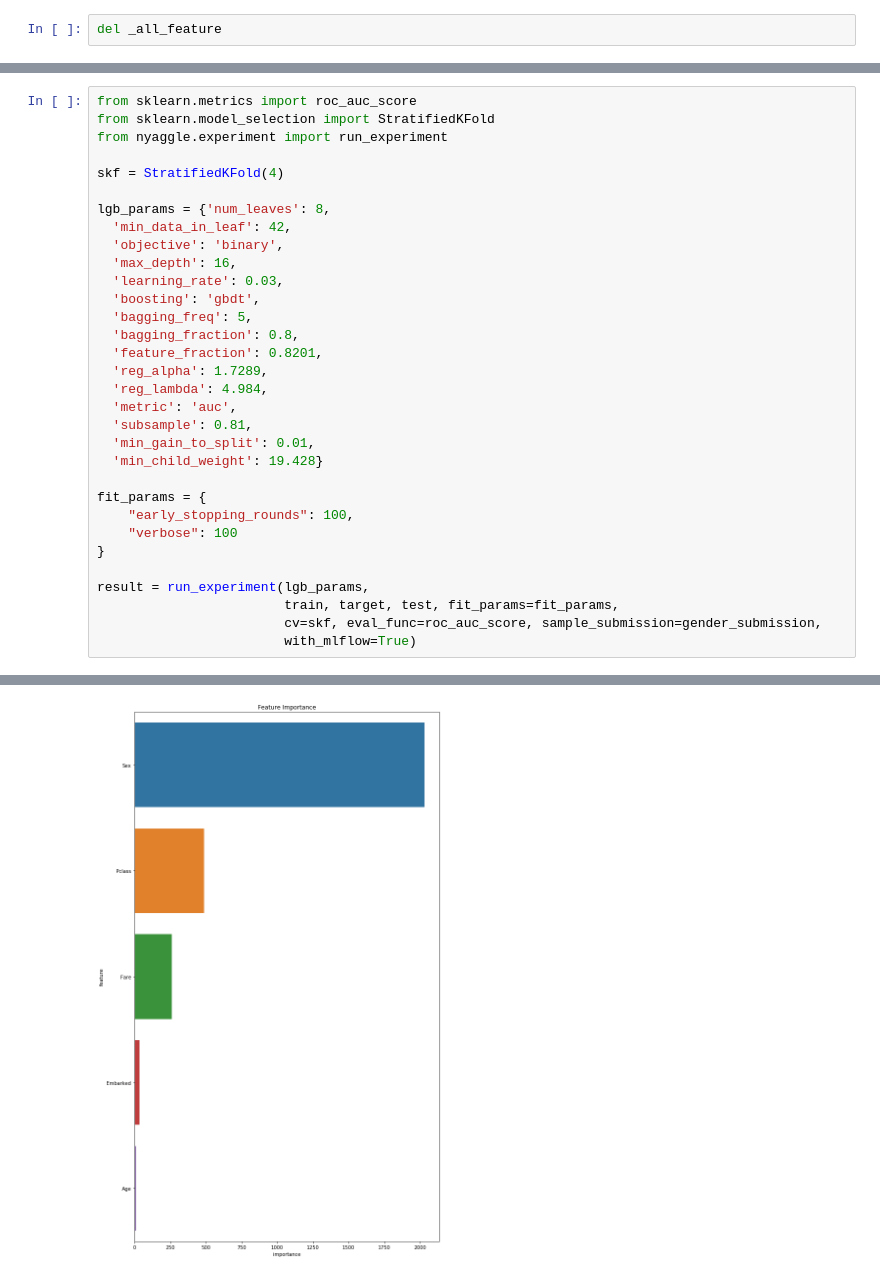
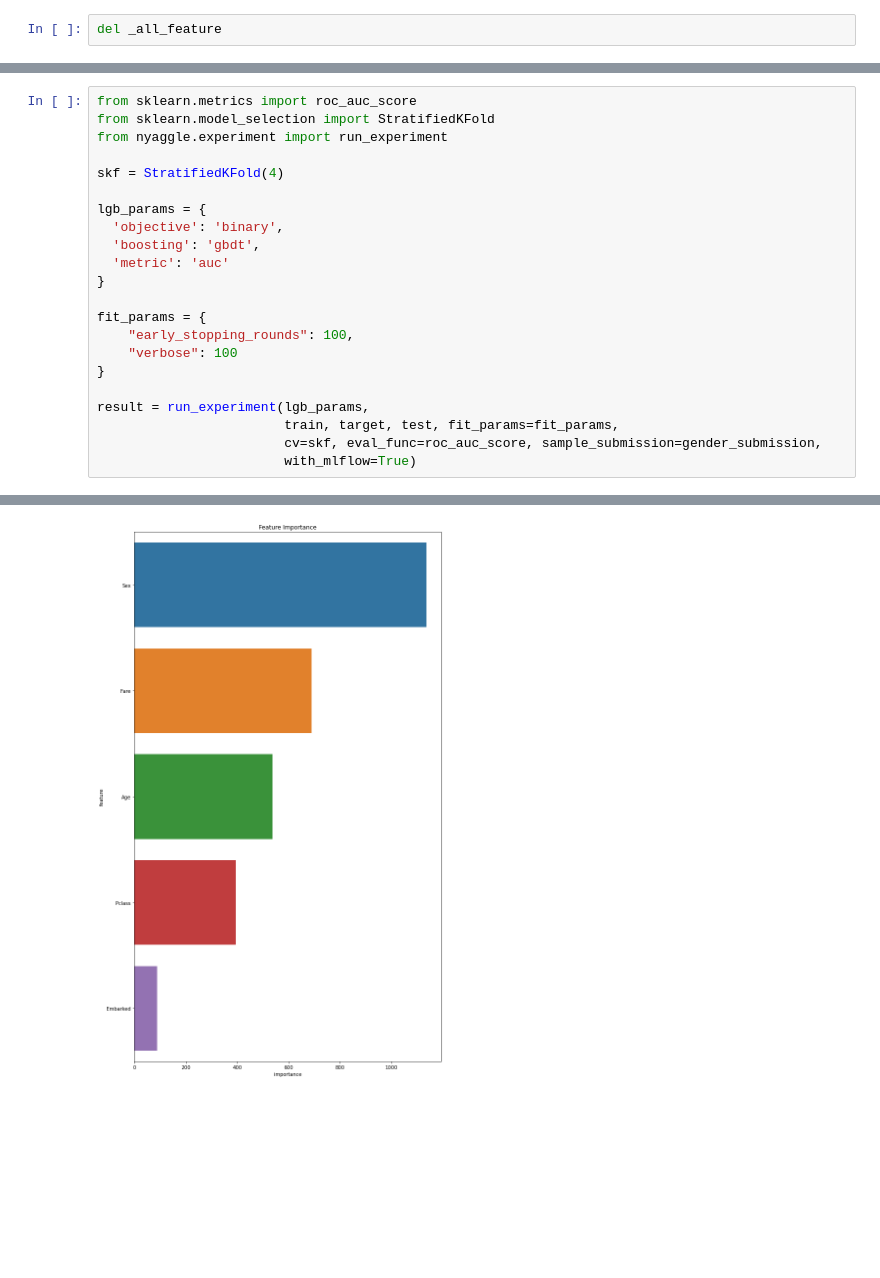
Before and after one commit to wakame1367/nyaggle_sample, a Jupyter notebook: notebooks/nyaggle-tutorial-for-titanic.ipynb, the cells around one changed output, grey strips where cells are left out. Cells and saved outputs as stored; diff of their text form; blank space fills up the shorter version.

```diff
--- a/notebooks/nyaggle-tutorial-for-titanic.ipynb
+++ b/notebooks/nyaggle-tutorial-for-titanic.ipynb
@@ -113,21 +98,11 @@ from nyaggle.experiment import run_experiment
 
 skf = StratifiedKFold(4)
 
-lgb_params = {'num_leaves': 8,
-  'min_data_in_leaf': 42,
+lgb_params = {
   'objective': 'binary',
-  'max_depth': 16,
-  'learning_rate': 0.03,
   'boosting': 'gbdt',
-  'bagging_freq': 5,
-  'bagging_fraction': 0.8,
-  'feature_fraction': 0.8201,
-  'reg_alpha': 1.7289,
-  'reg_lambda': 4.984,
-  'metric': 'auc',
-  'subsample': 0.81,
-  'min_gain_to_split': 0.01,
-  'min_child_weight': 19.428}
+  'metric': 'auc'
+}
 
 fit_params = {
     "early_stopping_rounds": 100,
@@ -166,2 +141,2 @@ Did not meet early stopping. Best iteration is:
-[figure, old version]
+[figure, new version]
 # %%
```
Also changed, not shown: parts of 10 cells of this notebook.
